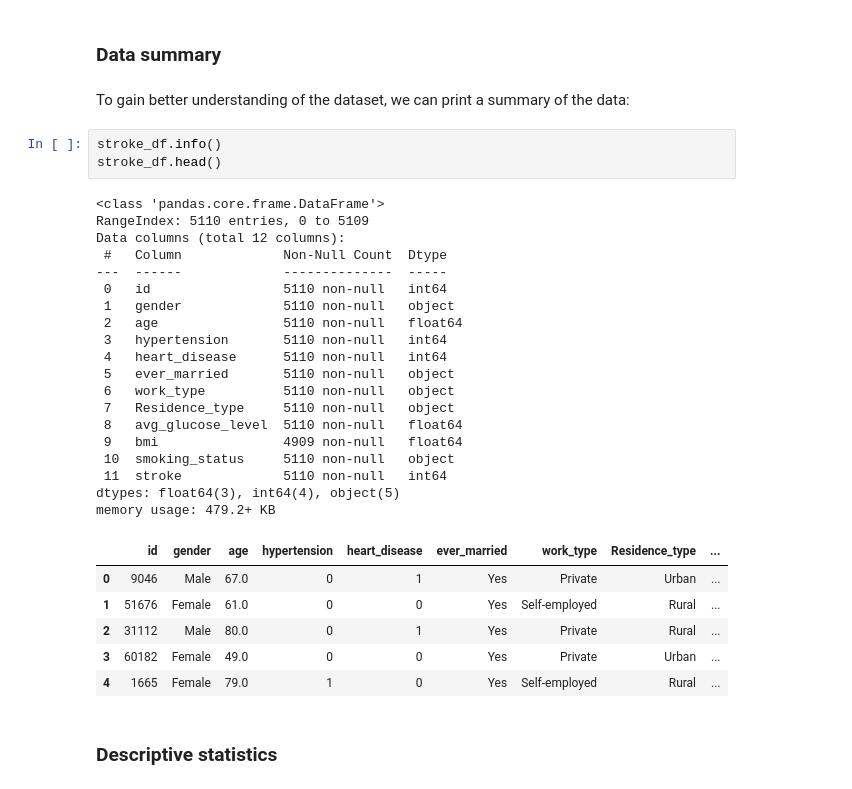
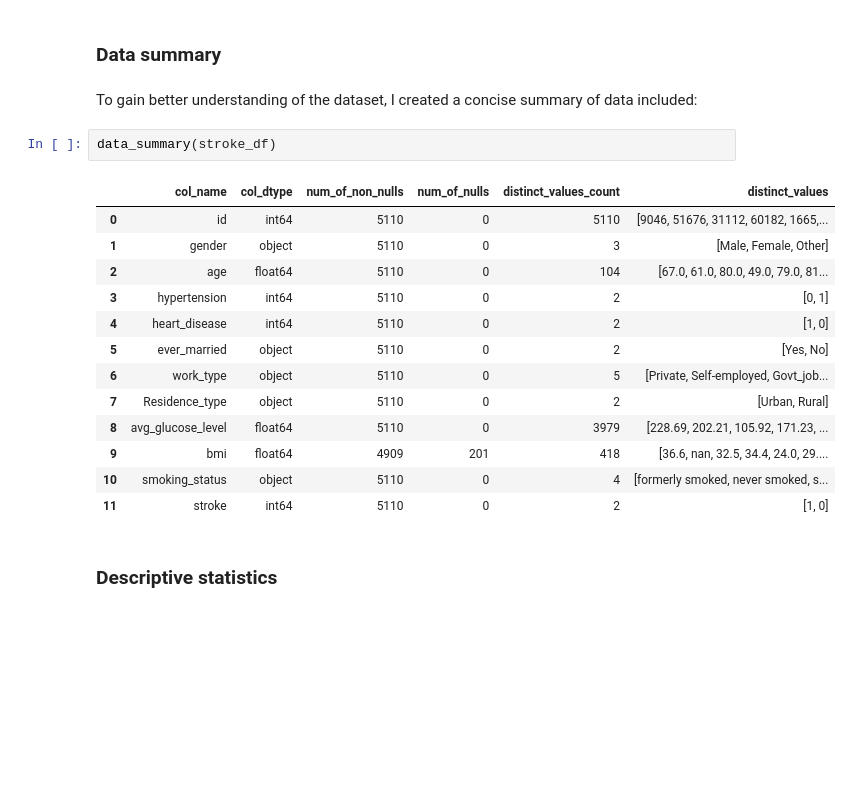
Before and after one commit to DPowidzka/stroke_prediction, a Jupyter notebook: stroke_prediction.ipynb, the cells around one changed output. Cells and saved outputs as stored; diff of their text form; blank space fills up the shorter version.

Commit message:
Add data_summary function to generate a dataset summary

```diff
--- a/stroke_prediction.ipynb
+++ b/stroke_prediction.ipynb
@@ -20,36 +20,23 @@ stroke_df = pd.read_csv('data/stroke_data.csv')
 # %% [markdown]
 ### Data summary
 # %% [markdown]
-To gain better understanding of the dataset, we can print a summary of the data:
+To gain better understanding of the dataset, I created a concise summary of data included:
-# %%
-stroke_df.info()
-stroke_df.head()
-# %% [output]
-<class 'pandas.core.frame.DataFrame'>
-RangeIndex: 5110 entries, 0 to 5109
-Data columns (total 12 columns):
- #   Column             Non-Null Count  Dtype
----  ------             --------------  -----
- 0   id                 5110 non-null   int64
- 1   gender             5110 non-null   object
- 2   age                5110 non-null   float64
- 3   hypertension       5110 non-null   int64
- 4   heart_disease      5110 non-null   int64
- 5   ever_married       5110 non-null   object
- 6   work_type          5110 non-null   object
- 7   Residence_type     5110 non-null   object
- 8   avg_glucose_level  5110 non-null   float64
- 9   bmi                4909 non-null   float64
- 10  smoking_status     5110 non-null   object
- 11  stroke             5110 non-null   int64
-dtypes: float64(3), int64(4), object(5)
-memory usage: 479.2+ KB
-|  | id | gender | age | hypertension | heart_disease | ever_married | work_type | Residence_type | ... |
-| 0 | 9046 | Male | 67.0 | 0 | 1 | Yes | Private | Urban | ... |
-| 1 | 51676 | Female | 61.0 | 0 | 0 | Yes | Self-employed | Rural | ... |
-| 2 | 31112 | Male | 80.0 | 0 | 1 | Yes | Private | Rural | ... |
-| 3 | 60182 | Female | 49.0 | 0 | 0 | Yes | Private | Urban | ... |
-| 4 | 1665 | Female | 79.0 | 1 | 0 | Yes | Self-employed | Rural | ... |
+# %%
+data_summary(stroke_df)
+# %% [output]
+|  | col_name | col_dtype | num_of_non_nulls | num_of_nulls | distinct_values_count | distinct_values |
+| 0 | id | int64 | 5110 | 0 | 5110 | [9046, 51676, 31112, 60182, 1665,... |
+| 1 | gender | object | 5110 | 0 | 3 | [Male, Female, Other] |
+| 2 | age | float64 | 5110 | 0 | 104 | [67.0, 61.0, 80.0, 49.0, 79.0, 81... |
+| 3 | hypertension | int64 | 5110 | 0 | 2 | [0, 1] |
+| 4 | heart_disease | int64 | 5110 | 0 | 2 | [1, 0] |
+| 5 | ever_married | object | 5110 | 0 | 2 | [Yes, No] |
+| 6 | work_type | object | 5110 | 0 | 5 | [Private, Self-employed, Govt_job... |
+| 7 | Residence_type | object | 5110 | 0 | 2 | [Urban, Rural] |
+| 8 | avg_glucose_level | float64 | 5110 | 0 | 3979 | [228.69, 202.21, 105.92, 171.23, ... |
+| 9 | bmi | float64 | 4909 | 201 | 418 | [36.6, nan, 32.5, 34.4, 24.0, 29.... |
+| 10 | smoking_status | object | 5110 | 0 | 4 | [formerly smoked, never smoked, s... |
+| 11 | stroke | int64 | 5110 | 0 | 2 | [1, 0] |
 # %% [markdown]
 ### Descriptive statistics
 # %% [markdown]
```
Also changed, not shown: parts of 2 cells of this notebook, 1 other file.
